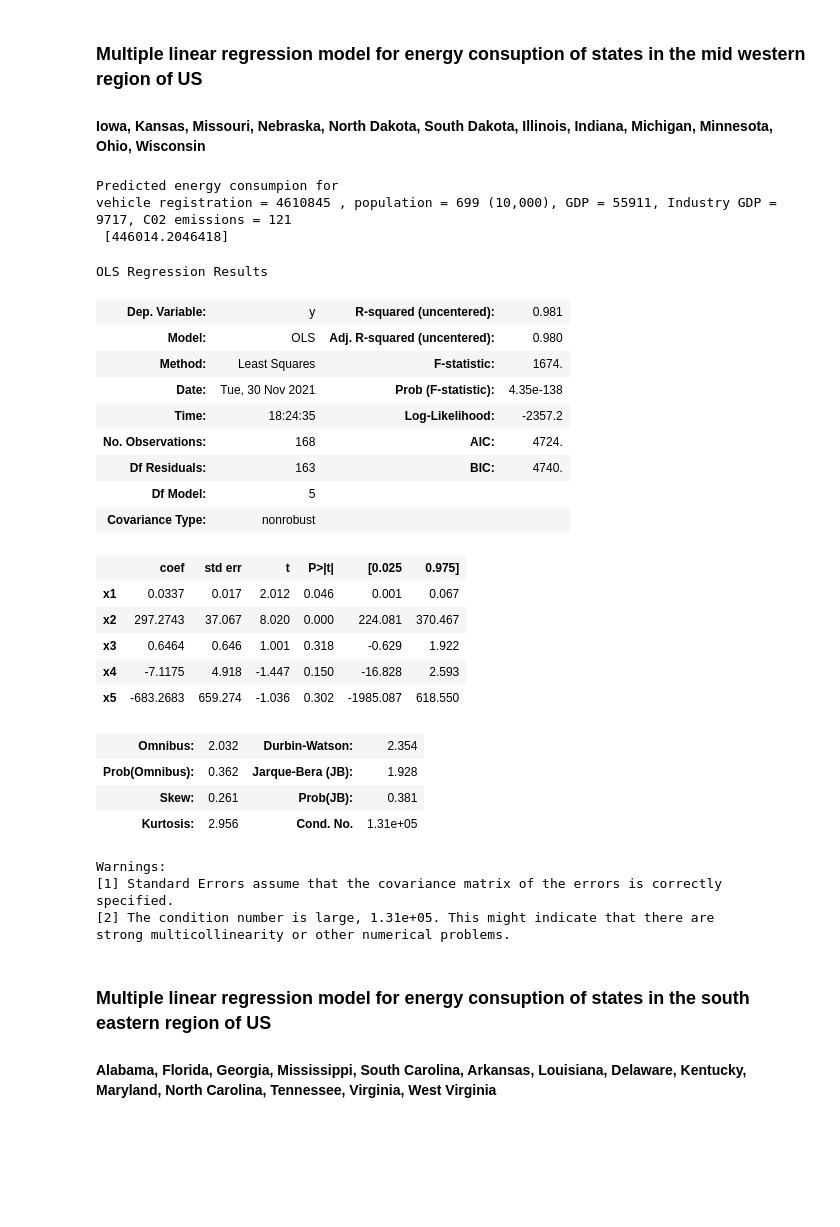
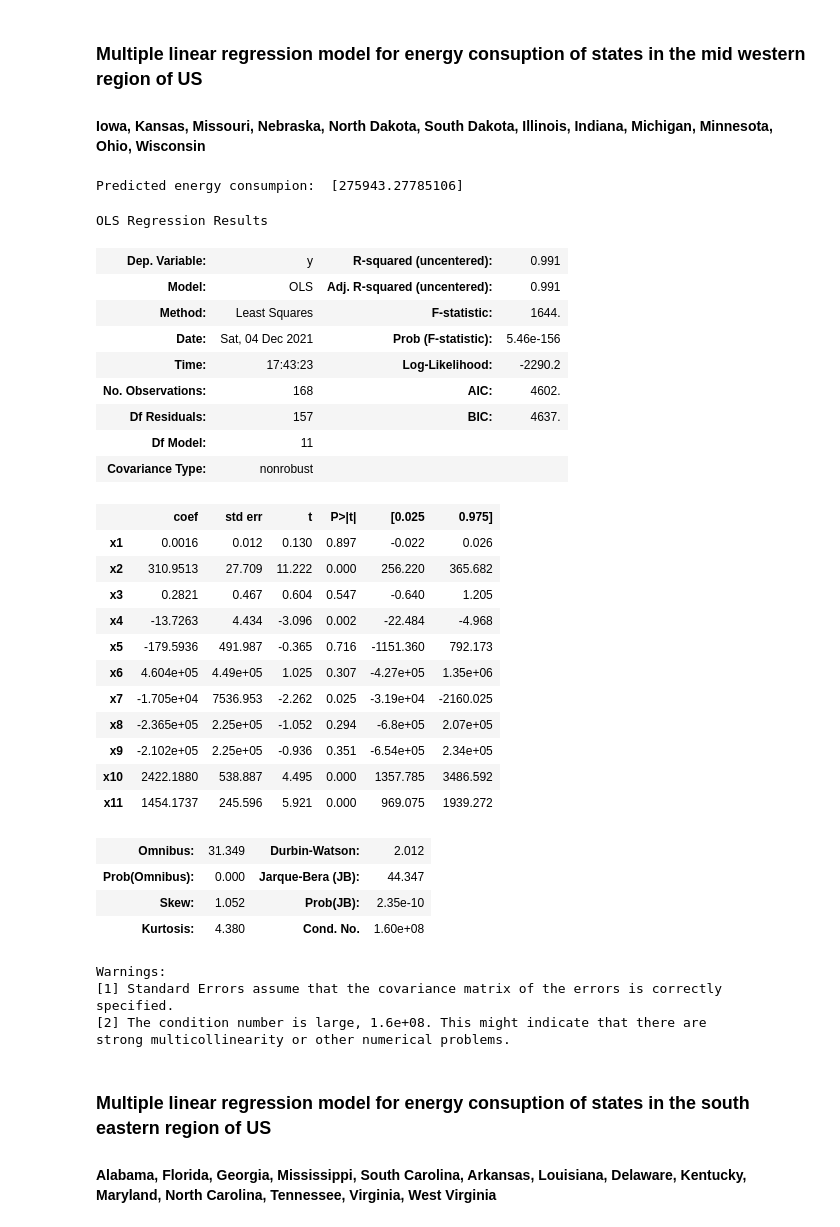
Before and after one commit to Haley-Hartin/State-Of-The-Energy, a Jupyter notebook: energy_factor_analysis_by_region.ipynb, the cells around one changed output. Drawn from its saved outputs; the diff is of its cells as text; code cells hidden in the pictures; blank space fills up the shorter version.

```diff
--- a/energy_factor_analysis_by_region.ipynb
+++ b/energy_factor_analysis_by_region.ipynb
@@ -240,42 +246,49 @@ strong multicollinearity or other numerical problems.
 # %%
 X = midwest_data_point_pairs
 y = midwest_total_consumption_vals
 lm = linear_model.LinearRegression()
 model = lm.fit(X,y)
 
 #predict energy consuption for vehicle registration = 4610845 , population =699 (10,000), GDP = 55911, Industry GDP = 9717, C02 emissions = 121
-predictions = lm.predict([[4610845, 699, 55911, 9717, 121]])
-print("Predicted energy consumpion for \nvehicle registration = 4610845 , population = 699 (10,000), GDP = 55911, Industry GDP = 9717, C02 emissions = 121 \n", predictions )
+# predict energy consuption for vehicle registration = 4610845 , population =699 (10,000), GDP = 55911,
+# Industry GDP = 9717, C02 emissions = 121, Average tempature = 6.7, Average Wind Speed = 2.5
+# Maximim tempature = 14.07, Mimimum tempature = -0.44, Total Precipitation = 47, Total snowfall: 190
+predictions = lm.predict([[4610845, 699, 55911, 9717, 121,  6.7, 2.5, 14.07, -0.44, 47, 190]])
+print("Predicted energy consumpion: ", predictions )
 
 model = sm.OLS(y, X).fit()
 model.summary()
 # %% [output]
-Predicted energy consumpion for
-vehicle registration = 4610845 , population = 699 (10,000), GDP = 55911, Industry GDP = 9717, C02 emissions = 121
- [446014.2046418]
+Predicted energy consumpion:  [275943.27785106]
 OLS Regression Results
-| Dep. Variable: | y | R-squared (uncentered): | 0.981 |
-| Model: | OLS | Adj. R-squared (uncentered): | 0.980 |
-| Method: | Least Squares | F-statistic: | 1674. |
-| Date: | Tue, 30 Nov 2021 | Prob (F-statistic): | 4.35e-138 |
-| Time: | 18:24:35 | Log-Likelihood: | -2357.2 |
-| No. Observations: | 168 | AIC: | 4724. |
-| Df Residuals: | 163 | BIC: | 4740. |
-| Df Model: | 5 |  |  |
+| Dep. Variable: | y | R-squared (uncentered): | 0.991 |
+| Model: | OLS | Adj. R-squared (uncentered): | 0.991 |
+| Method: | Least Squares | F-statistic: | 1644. |
+| Date: | Sat, 04 Dec 2021 | Prob (F-statistic): | 5.46e-156 |
+| Time: | 17:43:23 | Log-Likelihood: | -2290.2 |
+| No. Observations: | 168 | AIC: | 4602. |
+| Df Residuals: | 157 | BIC: | 4637. |
+| Df Model: | 11 |  |  |
 | Covariance Type: | nonrobust |  |  |
 |  | coef | std err | t | P>|t| | [0.025 | 0.975] |
-| x1 | 0.0337 | 0.017 | 2.012 | 0.046 | 0.001 | 0.067 |
-| x2 | 297.2743 | 37.067 | 8.020 | 0.000 | 224.081 | 370.467 |
-| x3 | 0.6464 | 0.646 | 1.001 | 0.318 | -0.629 | 1.922 |
-| x4 | -7.1175 | 4.918 | -1.447 | 0.150 | -16.828 | 2.593 |
-| x5 | -683.2683 | 659.274 | -1.036 | 0.302 | -1985.087 | 618.550 |
+| x1 | 0.0016 | 0.012 | 0.130 | 0.897 | -0.022 | 0.026 |
+| x2 | 310.9513 | 27.709 | 11.222 | 0.000 | 256.220 | 365.682 |
+| x3 | 0.2821 | 0.467 | 0.604 | 0.547 | -0.640 | 1.205 |
+| x4 | -13.7263 | 4.434 | -3.096 | 0.002 | -22.484 | -4.968 |
+| x5 | -179.5936 | 491.987 | -0.365 | 0.716 | -1151.360 | 792.173 |
+| x6 | 4.604e+05 | 4.49e+05 | 1.025 | 0.307 | -4.27e+05 | 1.35e+06 |
+| x7 | -1.705e+04 | 7536.953 | -2.262 | 0.025 | -3.19e+04 | -2160.025 |
+| x8 | -2.365e+05 | 2.25e+05 | -1.052 | 0.294 | -6.8e+05 | 2.07e+05 |
+| x9 | -2.102e+05 | 2.25e+05 | -0.936 | 0.351 | -6.54e+05 | 2.34e+05 |
+| x10 | 2422.1880 | 538.887 | 4.495 | 0.000 | 1357.785 | 3486.592 |
+| x11 | 1454.1737 | 245.596 | 5.921 | 0.000 | 969.075 | 1939.272 |
-| Omnibus: | 2.032 | Durbin-Watson: | 2.354 |
-| Prob(Omnibus): | 0.362 | Jarque-Bera (JB): | 1.928 |
-| Skew: | 0.261 | Prob(JB): | 0.381 |
-| Kurtosis: | 2.956 | Cond. No. | 1.31e+05 |
+| Omnibus: | 31.349 | Durbin-Watson: | 2.012 |
+| Prob(Omnibus): | 0.000 | Jarque-Bera (JB): | 44.347 |
+| Skew: | 1.052 | Prob(JB): | 2.35e-10 |
+| Kurtosis: | 4.380 | Cond. No. | 1.60e+08 |
 Warnings:
 [1] Standard Errors assume that the covariance matrix of the errors is correctly specified.
-[2] The condition number is large, 1.31e+05. This might indicate that there are
+[2] The condition number is large, 1.6e+08. This might indicate that there are
 strong multicollinearity or other numerical problems.
 # %% [markdown]
 ### Multiple linear regression model for energy consuption of states in the south eastern region of US
```
Also changed, not shown: parts of 5 cells of this notebook, 1 other file.
